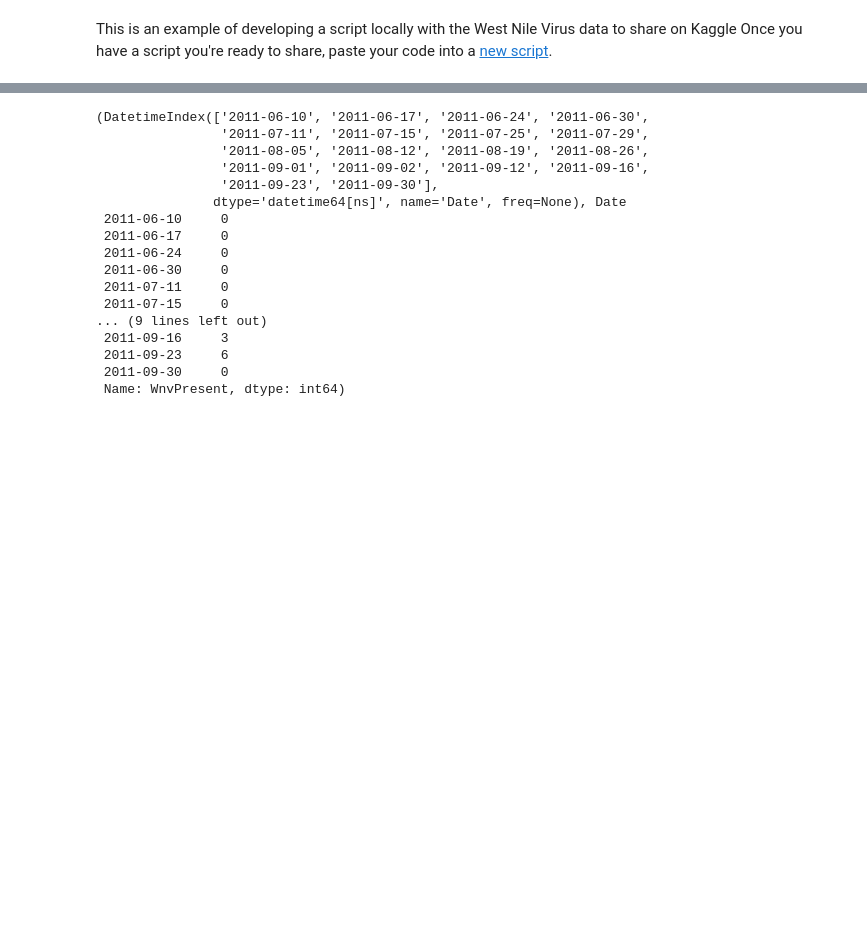
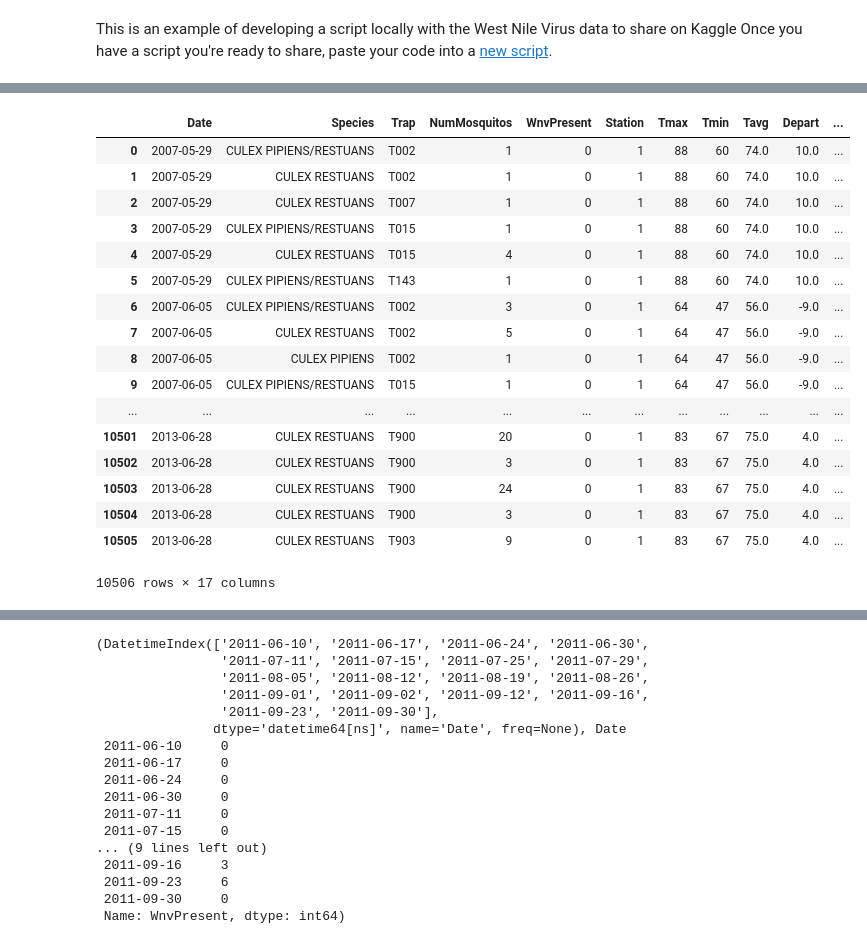
Before and after one commit to pmin91/DS_projects, a Jupyter notebook: 03 - mcnulty/west_nile/src/measurement_locations.ipynb, the cells around one changed output, grey strips where cells are left out. Cells and saved outputs as stored; diff of their text form; code cells hidden in the pictures; blank space fills up the shorter version.

```diff
--- a/03 - mcnulty/west_nile/src/measurement_locations.ipynb
+++ b/03 - mcnulty/west_nile/src/measurement_locations.ipynb
@@ -84,0 +86,19 @@ weather.head(10)
+# %%
+def closer_station(lat,long):
+    loc = np.array([lat,long])
+    # station 1: [41.995, -87.933], station 2: [41.786, -87.752]
+    stations = np.array([[41.995, -87.933],
+                         [41.786, -87.752]])
+    # get the station # with the lower distance squared
+    return np.argmin(((stations-loc[None,:])**2).sum(1))+1
+# %%
+def merge_station(traps):
+    station_list= []
+    for i in range(len(traps)):
+        station_dict = {'Trap':traps.loc[i, "Trap"],'Station': closer_station(
+                traps.loc[i,"Latitude"], traps.loc[i, "Longitude"])}
+        if station_dict not in station_list:
+            station_list.append(station_dict)
+    return traps.merge(pd.DataFrame(station_list),on="Trap",how="inner")
+trap_stations = merge_station(traps).drop(["Longitude","Latitude"],1)
+trap_stations.head()
@@ -84,0 +128,21 @@ weather.head(10)
+# %%
+trap_stations.merge(weather,on=["Date","Station"],how="inner")
+# %% [output]
+|  | Date | Species | Trap | NumMosquitos | WnvPresent | Station | Tmax | Tmin | Tavg | Depart | ... |
+| 0 | 2007-05-29 | CULEX PIPIENS/RESTUANS | T002 | 1 | 0 | 1 | 88 | 60 | 74.0 | 10.0 | ... |
+| 1 | 2007-05-29 | CULEX RESTUANS | T002 | 1 | 0 | 1 | 88 | 60 | 74.0 | 10.0 | ... |
+| 2 | 2007-05-29 | CULEX RESTUANS | T007 | 1 | 0 | 1 | 88 | 60 | 74.0 | 10.0 | ... |
+| 3 | 2007-05-29 | CULEX PIPIENS/RESTUANS | T015 | 1 | 0 | 1 | 88 | 60 | 74.0 | 10.0 | ... |
+| 4 | 2007-05-29 | CULEX RESTUANS | T015 | 4 | 0 | 1 | 88 | 60 | 74.0 | 10.0 | ... |
+| 5 | 2007-05-29 | CULEX PIPIENS/RESTUANS | T143 | 1 | 0 | 1 | 88 | 60 | 74.0 | 10.0 | ... |
+| 6 | 2007-06-05 | CULEX PIPIENS/RESTUANS | T002 | 3 | 0 | 1 | 64 | 47 | 56.0 | -9.0 | ... |
+| 7 | 2007-06-05 | CULEX RESTUANS | T002 | 5 | 0 | 1 | 64 | 47 | 56.0 | -9.0 | ... |
+| 8 | 2007-06-05 | CULEX PIPIENS | T002 | 1 | 0 | 1 | 64 | 47 | 56.0 | -9.0 | ... |
+| 9 | 2007-06-05 | CULEX PIPIENS/RESTUANS | T015 | 1 | 0 | 1 | 64 | 47 | 56.0 | -9.0 | ... |
+| ... | ... | ... | ... | ... | ... | ... | ... | ... | ... | ... | ... |
+| 10501 | 2013-06-28 | CULEX RESTUANS | T900 | 20 | 0 | 1 | 83 | 67 | 75.0 | 4.0 | ... |
+| 10502 | 2013-06-28 | CULEX RESTUANS | T900 | 3 | 0 | 1 | 83 | 67 | 75.0 | 4.0 | ... |
+| 10503 | 2013-06-28 | CULEX RESTUANS | T900 | 24 | 0 | 1 | 83 | 67 | 75.0 | 4.0 | ... |
+| 10504 | 2013-06-28 | CULEX RESTUANS | T900 | 3 | 0 | 1 | 83 | 67 | 75.0 | 4.0 | ... |
+| 10505 | 2013-06-28 | CULEX RESTUANS | T903 | 9 | 0 | 1 | 83 | 67 | 75.0 | 4.0 | ... |
+10506 rows × 17 columns
```
Also changed, not shown: parts of 26 cells of this notebook, 2 other files.
